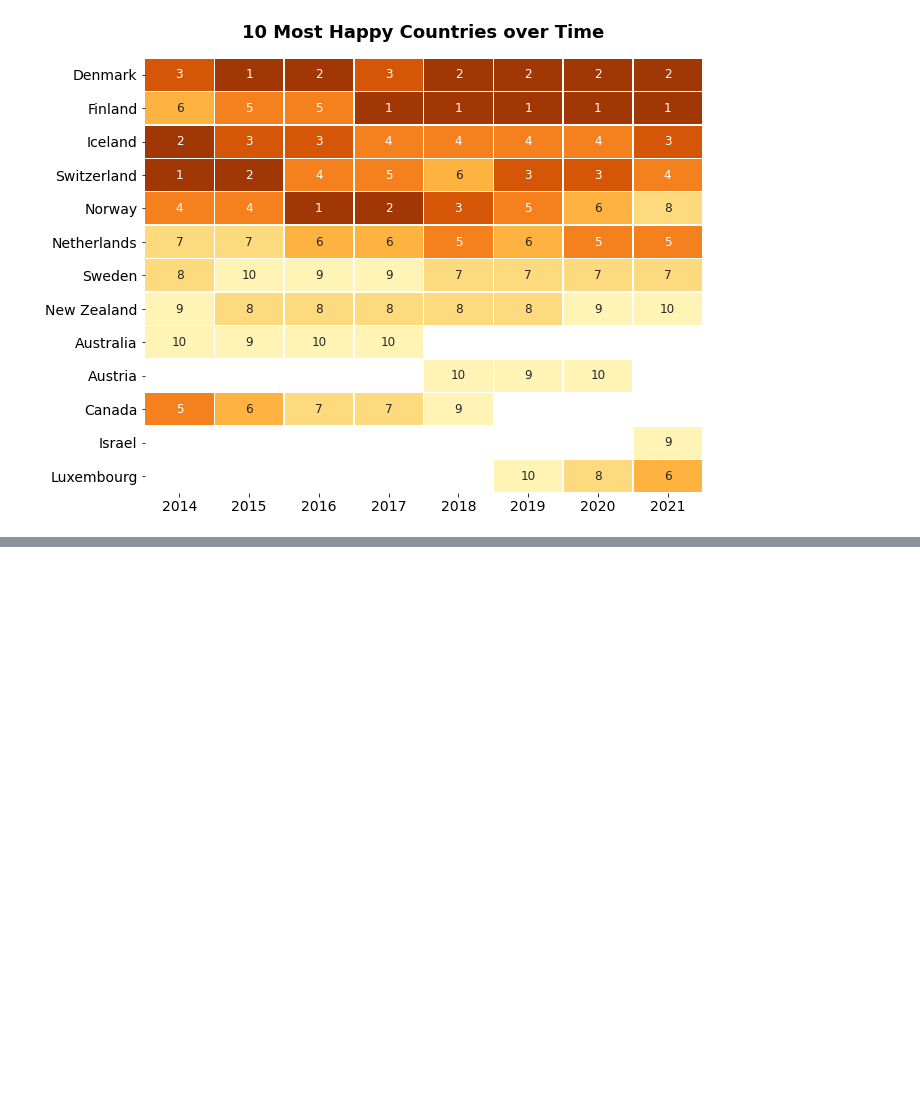
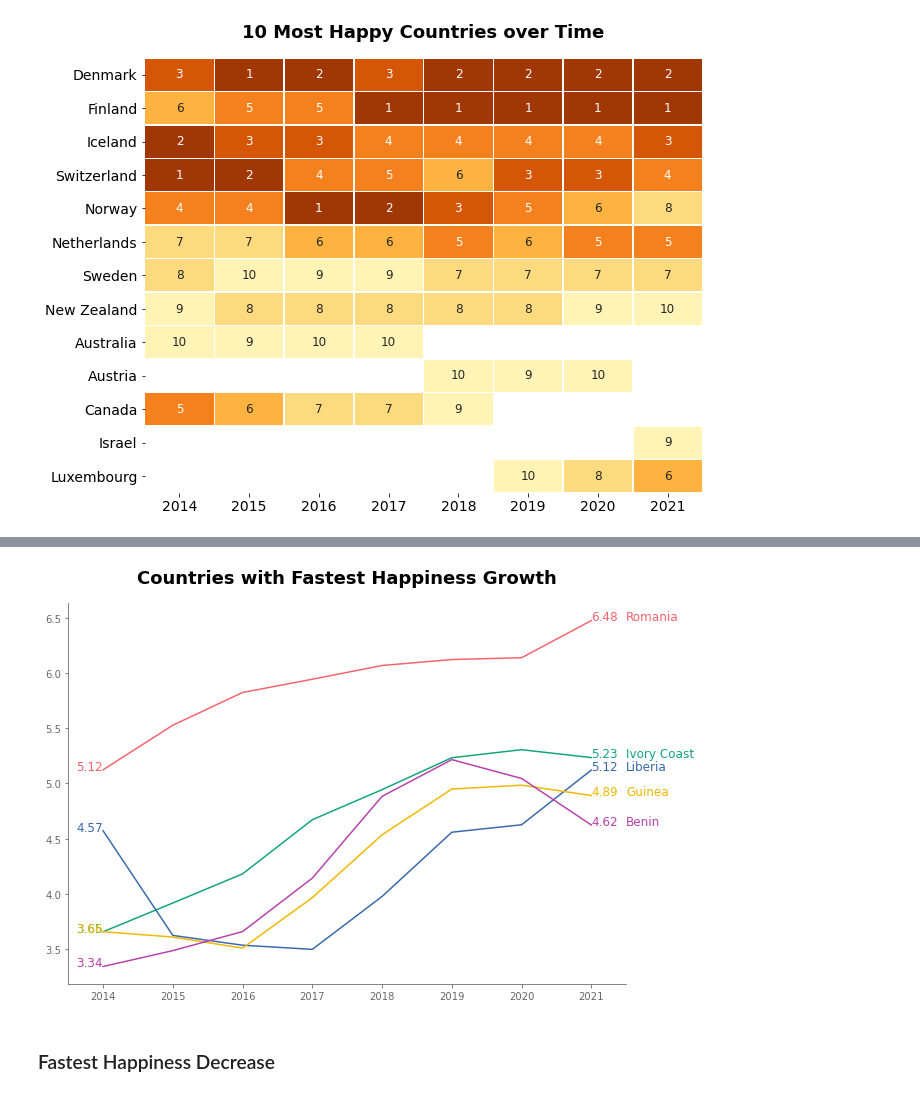
Before and after one commit to angkohtenko/World_Happiness_Report, a Jupyter notebook: Clean_data.ipynb, the cells around one changed output, grey strips where cells are left out. Drawn from its saved outputs; the diff is of its cells as text; code cells hidden in the pictures; blank space fills up the shorter version.

```diff
--- a/Clean_data.ipynb
+++ b/Clean_data.ipynb
@@ -1239,0 +1305,10 @@ plt.show()
+# %%
+# Max value of happiness score by country
+max_df = whr_region[['Country', 'Year', 'Happiness score']].loc[whr_region.groupby(['Country'])['Happiness score'].idxmax()]
+
+# Min value of happiness score by country
+min_df = whr_region[['Country', 'Year', 'Happiness score']].loc[whr_region.groupby(['Country'])['Happiness score'].idxmin()]
+
+# Concatenate max and min dfs
+max_min = pd.concat([max_df, min_df], ignore_index=True, axis=0).sort_values(['Year'], ascending=True)
+max_min
@@ -1239,0 +1329,3 @@ plt.show()
+# %%
+max_min['Diff Happiness score']=max_min.groupby('Country').diff()['Happiness score']
+max_min
@@ -1239,0 +1346,3 @@ plt.show()
+# %%
+fast_growth_countries = max_min.sort_values(['Diff Happiness score'], ascending=False)[:5]
+fast_growth_countries
@@ -1239,0 +1356,3 @@ plt.show()
+# %%
+fast_growth = whr_region[['Country', 'Year', 'Happiness score']].loc[whr_region['Country'].isin(fast_growth_countries['Country'])]
+fast_growth.head()
@@ -1239,0 +1366,34 @@ plt.show()
+# %%
+# Colors used to shade country
+color_scale = [ "#F5646c", "#11A579", "#3969AC", "#F2B701", "#B742ac"]
+
+fig, ax = plt.subplots(figsize=(10,7))
+
+for ind, country in enumerate(fast_growth['Country'].unique()):
+    y = fast_growth['Happiness score'].loc[fast_growth['Country']==country]
+    x = fast_growth['Year'].unique()
+    ax.plot(x, y, label = country, color=color_scale[ind])
+    label_y_pos = fast_growth['Happiness score'].loc[(fast_growth['Country']==country) & (fast_growth['Year']==2021)]
+    ax.text(x=2021.5, y=label_y_pos, s=country, color=color_scale[ind], fontfamily='sans', fontsize=12)
+
+    label_2014 = fast_growth['Happiness score'].loc[(fast_growth['Country']==country) & (fast_growth['Year']==2014)]
+    ax.text(x=2014, y=label_2014, s=f'{label_2014.iloc[0]:.2f}', color=color_scale[ind], fontfamily='sans', fontsize=12, ha='right')
+
+    label_2021 = fast_growth['Happiness score'].loc[(fast_growth['Country']==country) & (fast_growth['Year']==2021)]
+    ax.text(x=2021, y=label_2021, s=f'{label_2021.iloc[0]:.2f}', color=color_scale[ind], fontfamily='sans', fontsize=12, ha='left')
+
+ax.spines['right'].set_visible(False)
+ax.spines['top'].set_visible(False)
+ax.spines['bottom'].set_color('#666666')
+ax.spines['left'].set_color('#666666')
+ax.tick_params(axis='x', colors='#666666')
+ax.tick_params(axis='y', colors='#666666')
+
+ax.set_title("Countries with Fastest Happiness Growth", fontsize=18, fontweight='bold', pad=20)
+
+ax.set_xlim(2013.5, 2021.5)
+plt.show()
+# %% [output]
+[figure, added]
+# %% [markdown]
+### Fastest Happiness Decrease
```
Also changed, not shown: parts of 17 cells of this notebook.
